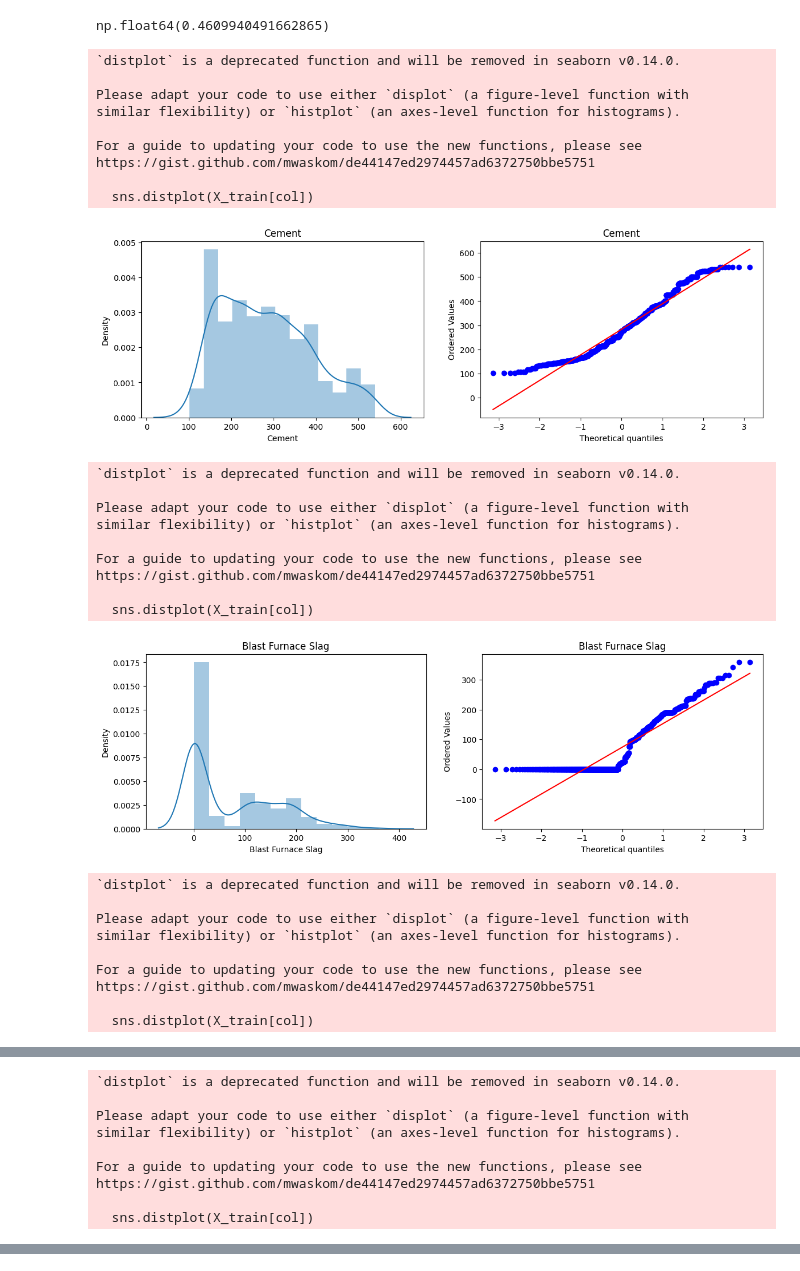
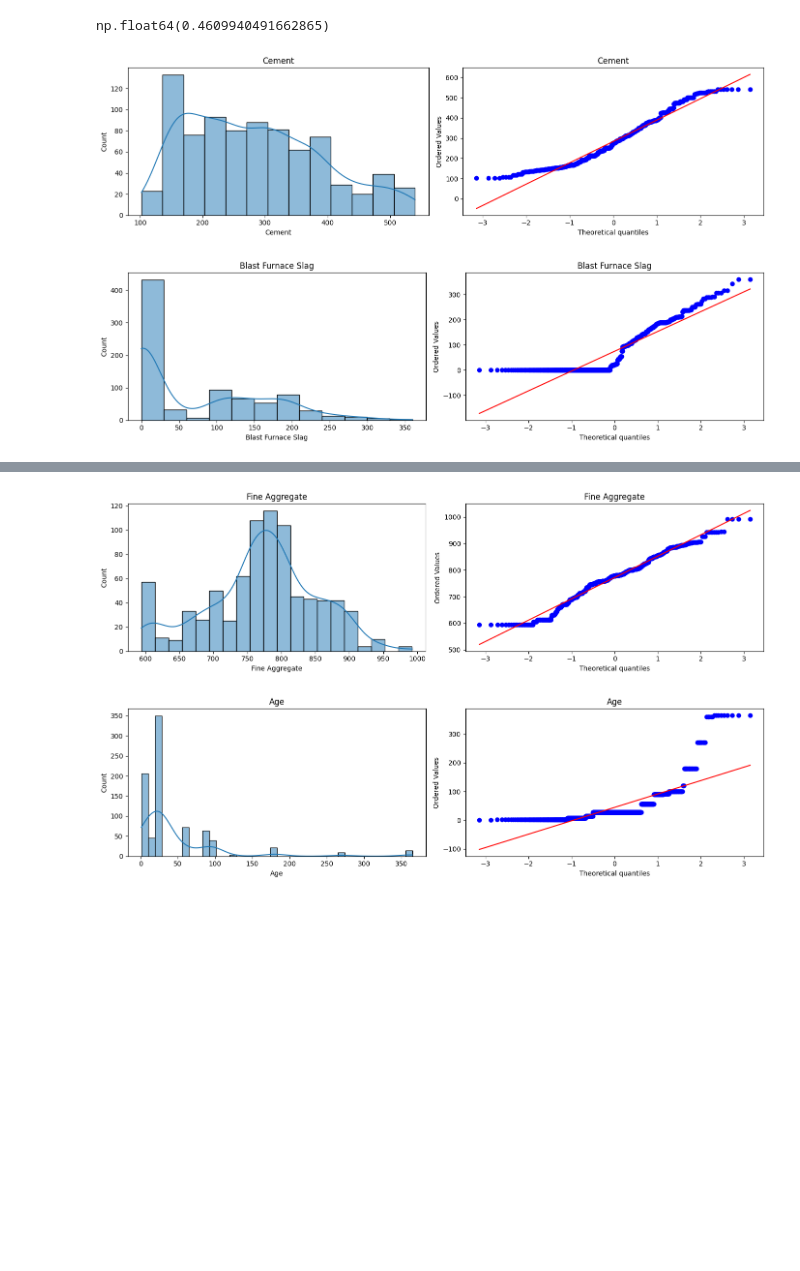
Before and after one commit to Foolmannn/ml-learnings, a Jupyter notebook: 5FeatureEngineering/Mathematical_Transformations/power_tranformer.ipynb, the cells around one changed output, grey strips where cells are left out. Saved outputs shown, nothing was run; the diff lists cells and outputs as text; code cells hidden in the pictures; blank space fills up the shorter version.

Commit message:
plot

```diff
--- a/5FeatureEngineering/Mathematical_Transformations/power_tranformer.ipynb
+++ b/5FeatureEngineering/Mathematical_Transformations/power_tranformer.ipynb
@@ -49,45 +79,21 @@ np.mean(cross_val_score(lr,X,y,scoring='r2'))
 np.float64(0.4609940491662865)
 # %%
 # Plotting the distplots without any transformation
+for col in X_train.columns:
+    fig, axes = plt.subplots(1, 2, figsize=(14, 4))
 
-for col in X_train.columns:
-    plt.figure(figsize=(14,4))
-    plt.subplot(121)
-    sns.distplot(X_train[col])
-    plt.title(col)
+    sns.histplot(
+        X_train[col],
+        kde=True,
+        ax=axes[0]
+    )
+    axes[0].set_title(col)
 
-    plt.subplot(122)
-    stats.probplot(X_train[col], dist="norm", plot=plt)
-    plt.title(col)
+    stats.probplot(X_train[col], dist="norm", plot=axes[1])
+    axes[1].set_title(col)
 
+    plt.tight_layout()
     plt.show()
 # %% [output]
-`distplot` is a deprecated function and will be removed in seaborn v0.14.0.
-
-Please adapt your code to use either `displot` (a figure-level function with
-similar flexibility) or `histplot` (an axes-level function for histograms).
-
-For a guide to updating your code to use the new functions, please see
-https://gist.github.com/mwaskom/de44147ed2974457ad6372750bbe5751
-
-  sns.distplot(X_train[col])
-[figure, old version]
+[figure, new version]
-`distplot` is a deprecated function and will be removed in seaborn v0.14.0.
-
-Please adapt your code to use either `displot` (a figure-level function with
-similar flexibility) or `histplot` (an axes-level function for histograms).
-
-For a guide to updating your code to use the new functions, please see
-https://gist.github.com/mwaskom/de44147ed2974457ad6372750bbe5751
-
-  sns.distplot(X_train[col])
-[figure, old version]
+[figure, new version]
-`distplot` is a deprecated function and will be removed in seaborn v0.14.0.
-
-Please adapt your code to use either `displot` (a figure-level function with
-similar flexibility) or `histplot` (an axes-level function for histograms).
-
-For a guide to updating your code to use the new functions, please see
-https://gist.github.com/mwaskom/de44147ed2974457ad6372750bbe5751
-
-  sns.distplot(X_train[col])
@@ -95,9 +100,0 @@ https://gist.github.com/mwaskom/de44147ed2974457ad6372750bbe5751
-`distplot` is a deprecated function and will be removed in seaborn v0.14.0.
-
-Please adapt your code to use either `displot` (a figure-level function with
-similar flexibility) or `histplot` (an axes-level function for histograms).
-
-For a guide to updating your code to use the new functions, please see
-https://gist.github.com/mwaskom/de44147ed2974457ad6372750bbe5751
-
-  sns.distplot(X_train[col])
@@ -125,0 +104,2 @@ https://gist.github.com/mwaskom/de44147ed2974457ad6372750bbe5751
+[figure, added]
+[figure, added]
```
Also changed, not shown: parts of 11 cells of this notebook.
